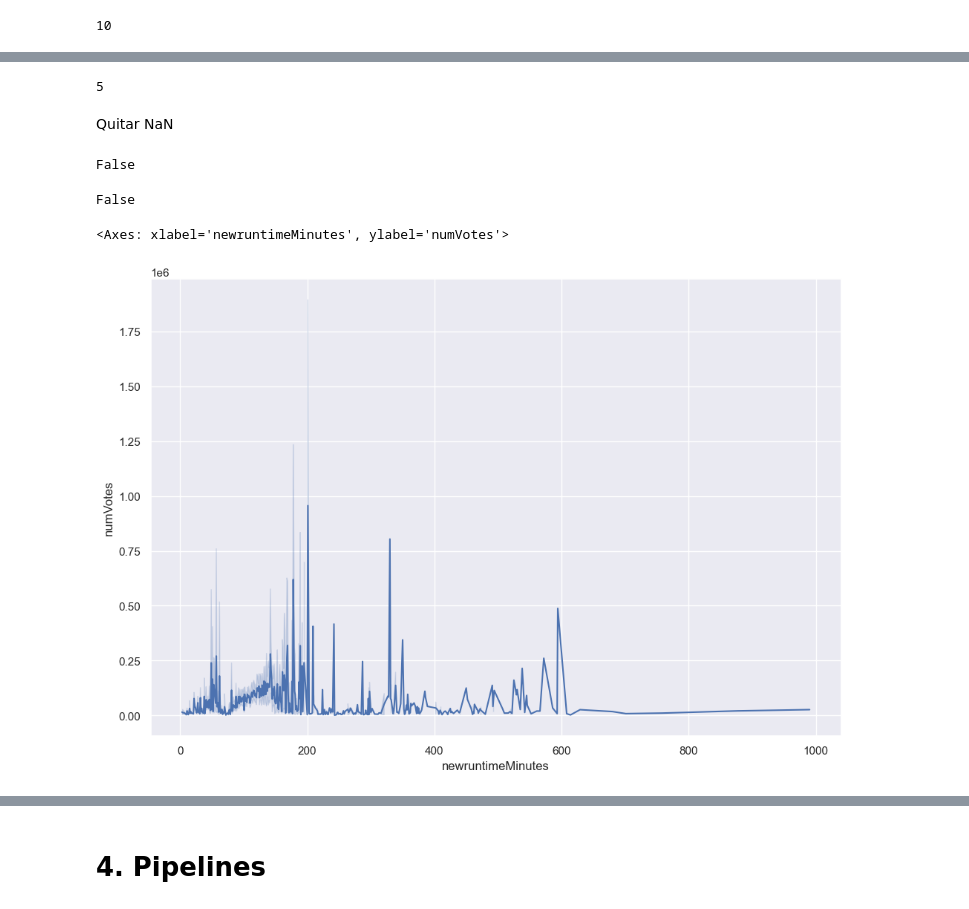
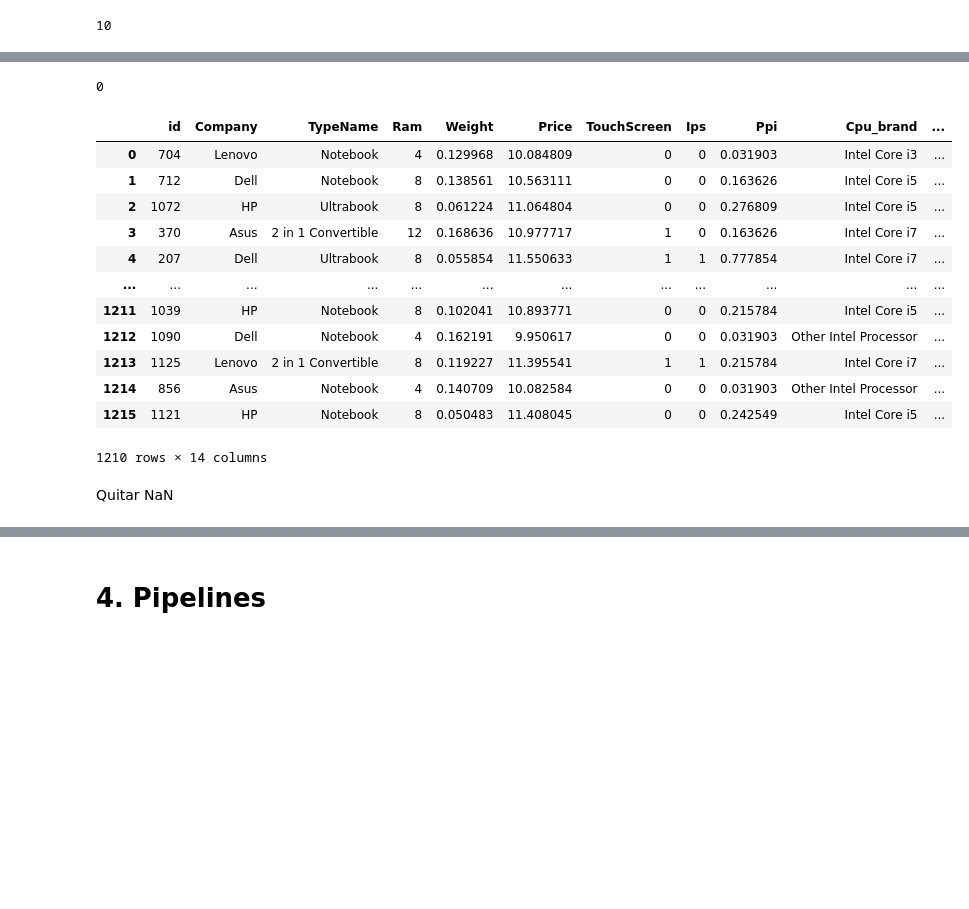
Before and after one commit to jf-garciam1/Lab-BI, a Jupyter notebook: Lab2/Lab2.ipynb, the cells around one changed output, grey strips where cells are left out. Drawn from its saved outputs; the diff is of its cells as text; code cells hidden in the pictures; blank space fills up the shorter version.

```diff
--- a/Lab2/Lab2.ipynb
+++ b/Lab2/Lab2.ipynb
@@ -620,31 +599,22 @@ df_movies.drop_duplicates(subset = ['tconst'])
 # %%
-df_movies.duplicated(subset=["tconst"]).sum()
+df_pc.duplicated(subset=["id"]).sum()
 # %% [output]
-5
+0
+# %%
+df_pc
+# %% [output]
+|  | id | Company | TypeName | Ram | Weight | Price | TouchScreen | Ips | Ppi | Cpu_brand | ... |
+| 0 | 704 | Lenovo | Notebook | 4 | 0.129968 | 10.084809 | 0 | 0 | 0.031903 | Intel Core i3 | ... |
+| 1 | 712 | Dell | Notebook | 8 | 0.138561 | 10.563111 | 0 | 0 | 0.163626 | Intel Core i5 | ... |
+| 2 | 1072 | HP | Ultrabook | 8 | 0.061224 | 11.064804 | 0 | 0 | 0.276809 | Intel Core i5 | ... |
+| 3 | 370 | Asus | 2 in 1 Convertible | 12 | 0.168636 | 10.977717 | 1 | 0 | 0.163626 | Intel Core i7 | ... |
+| 4 | 207 | Dell | Ultrabook | 8 | 0.055854 | 11.550633 | 1 | 1 | 0.777854 | Intel Core i7 | ... |
+| ... | ... | ... | ... | ... | ... | ... | ... | ... | ... | ... | ... |
+| 1211 | 1039 | HP | Notebook | 8 | 0.102041 | 10.893771 | 0 | 0 | 0.215784 | Intel Core i5 | ... |
+| 1212 | 1090 | Dell | Notebook | 4 | 0.162191 | 9.950617 | 0 | 0 | 0.031903 | Other Intel Processor | ... |
+| 1213 | 1125 | Lenovo | 2 in 1 Convertible | 8 | 0.119227 | 11.395541 | 1 | 1 | 0.215784 | Intel Core i7 | ... |
+| 1214 | 856 | Asus | Notebook | 4 | 0.140709 | 10.082584 | 0 | 0 | 0.031903 | Other Intel Processor | ... |
+| 1215 | 1121 | HP | Notebook | 8 | 0.050483 | 11.408045 | 0 | 0 | 0.242549 | Intel Core i5 | ... |
+1210 rows × 14 columns
 # %% [markdown]
 Quitar NaN
-# %%
-media_colaverage = df_movies['averageRating'].mean()
-df_movies['averageRating'].fillna(media_colaverage, inplace=True)
-
-media_colvotos = df_movies['numVotes'].mean()
-df_movies['numVotes'].fillna(media_colvotos, inplace=True)
-
-hay_nans = df_movies["numVotes"].isna().any()
-print(hay_nans)
-# %% [output]
-False
-# %%
-media_colaverage = df_movies['newruntimeMinutes'].mean()
-df_movies['newruntimeMinutes'].fillna(media_colaverage, inplace=True)
-
-hay_nans = df_movies["newruntimeMinutes"].isna().any()
-print(hay_nans)
-# %% [output]
-False
-# %%
-fig=plt.figure(figsize=(12,8))
-sns.lineplot(data = df_movies, x = 'newruntimeMinutes', y = 'numVotes')
-# %% [output]
-<Axes: xlabel='newruntimeMinutes', ylabel='numVotes'>
-[figure, removed]
```
Also changed, not shown: parts of 19 cells of this notebook.
